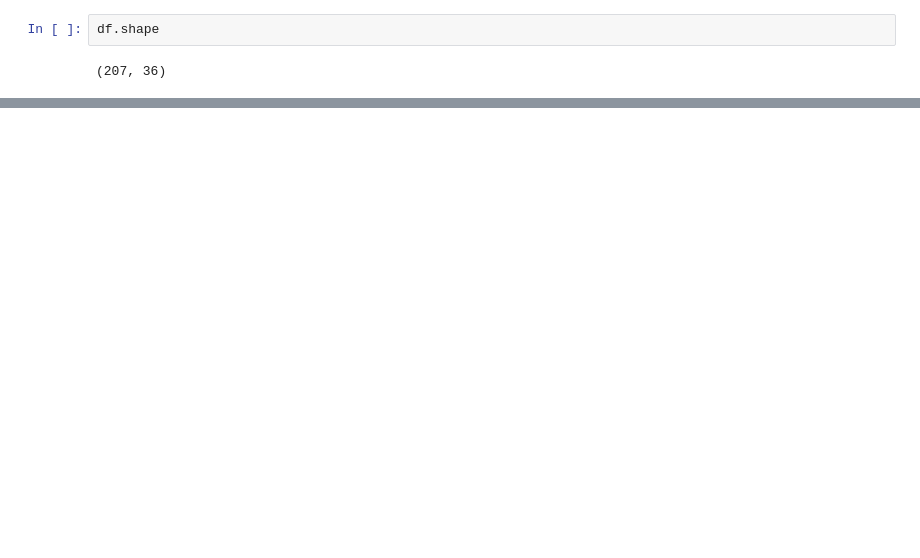
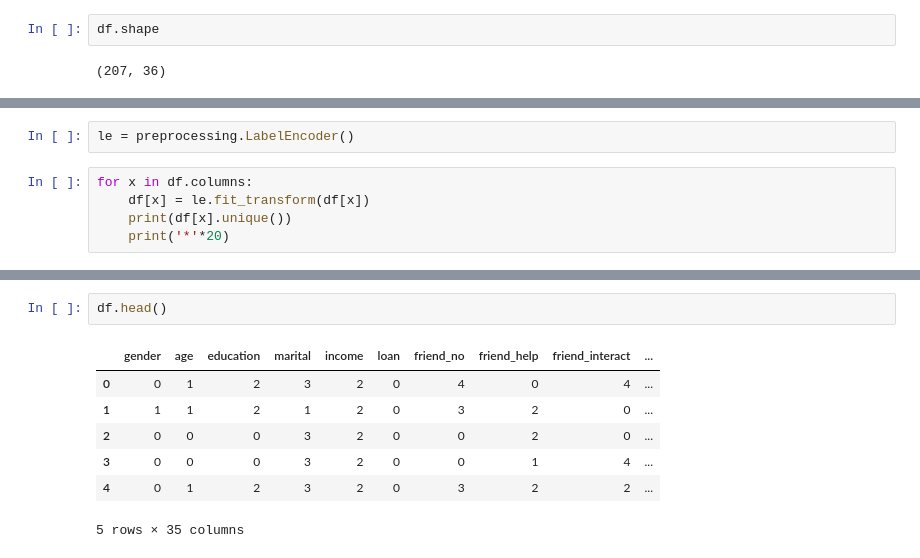
Before and after one commit to imraghavagr/mental-health, a Jupyter notebook: notebooks/00-ra-initial.ipynb, the cells around one changed output, grey strips where cells are left out. Drawn from its saved outputs; the diff is of its cells as text; blank space fills up the shorter version.

```diff
--- a/notebooks/00-ra-initial.ipynb
+++ b/notebooks/00-ra-initial.ipynb
@@ -108,0 +152,7 @@ df.shape
+# %%
+le = preprocessing.LabelEncoder()
+# %%
+for x in df.columns:
+    df[x] = le.fit_transform(df[x])
+    print(df[x].unique())
+    print('*'*20)
@@ -108,0 +177,10 @@ df.shape
+# %%
+df.head()
+# %% [output]
+|  | gender | age | education | marital | income | loan | friend_no | friend_help | friend_interact | ... |
+| 0 | 0 | 1 | 2 | 3 | 2 | 0 | 4 | 0 | 4 | ... |
+| 1 | 1 | 1 | 2 | 1 | 2 | 0 | 3 | 2 | 0 | ... |
+| 2 | 0 | 0 | 0 | 3 | 2 | 0 | 0 | 2 | 0 | ... |
+| 3 | 0 | 0 | 0 | 3 | 2 | 0 | 0 | 1 | 4 | ... |
+| 4 | 0 | 1 | 2 | 3 | 2 | 0 | 3 | 2 | 2 | ... |
+5 rows × 35 columns
```
Also changed, not shown: parts of 10 cells of this notebook.
